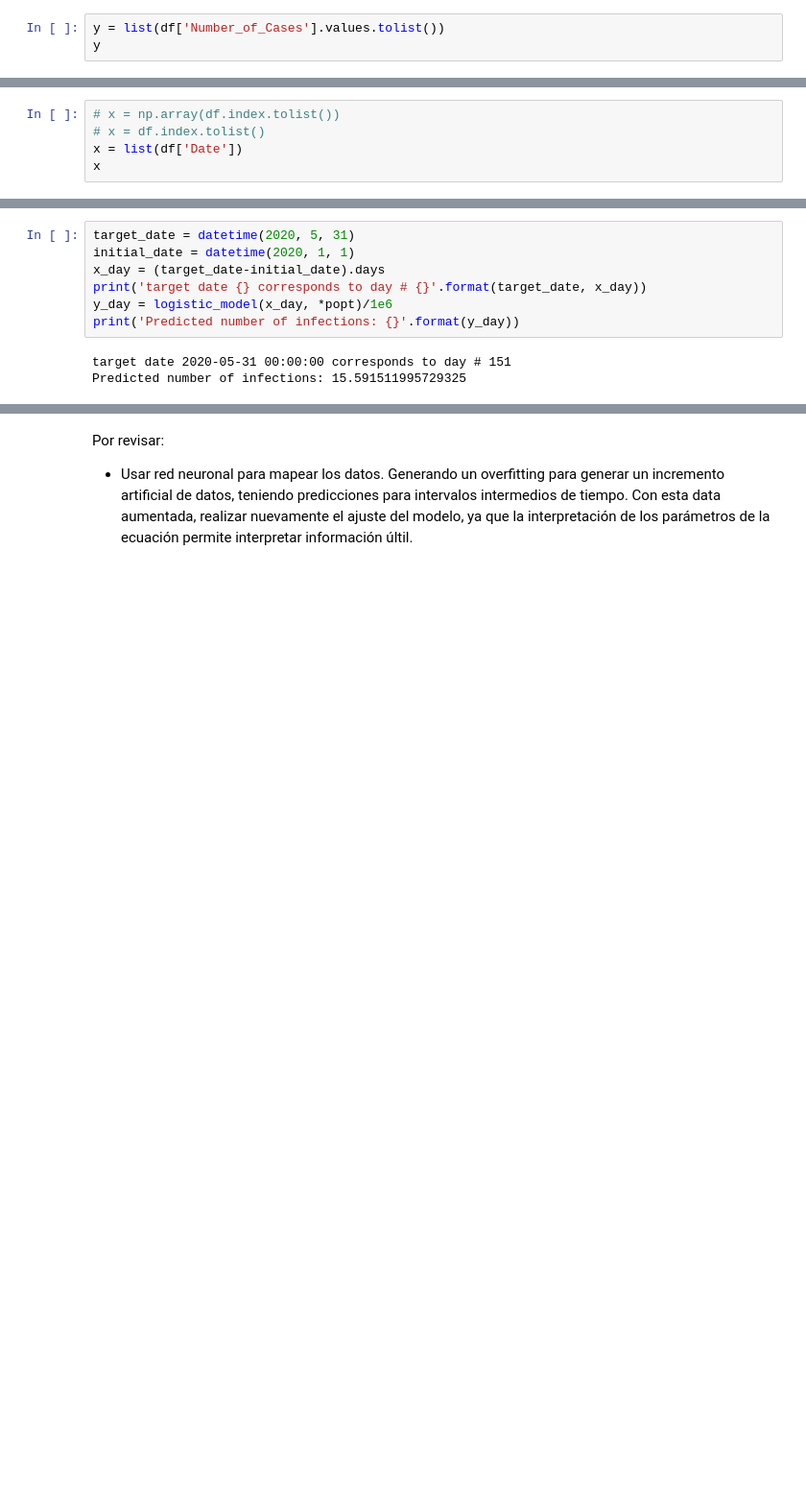
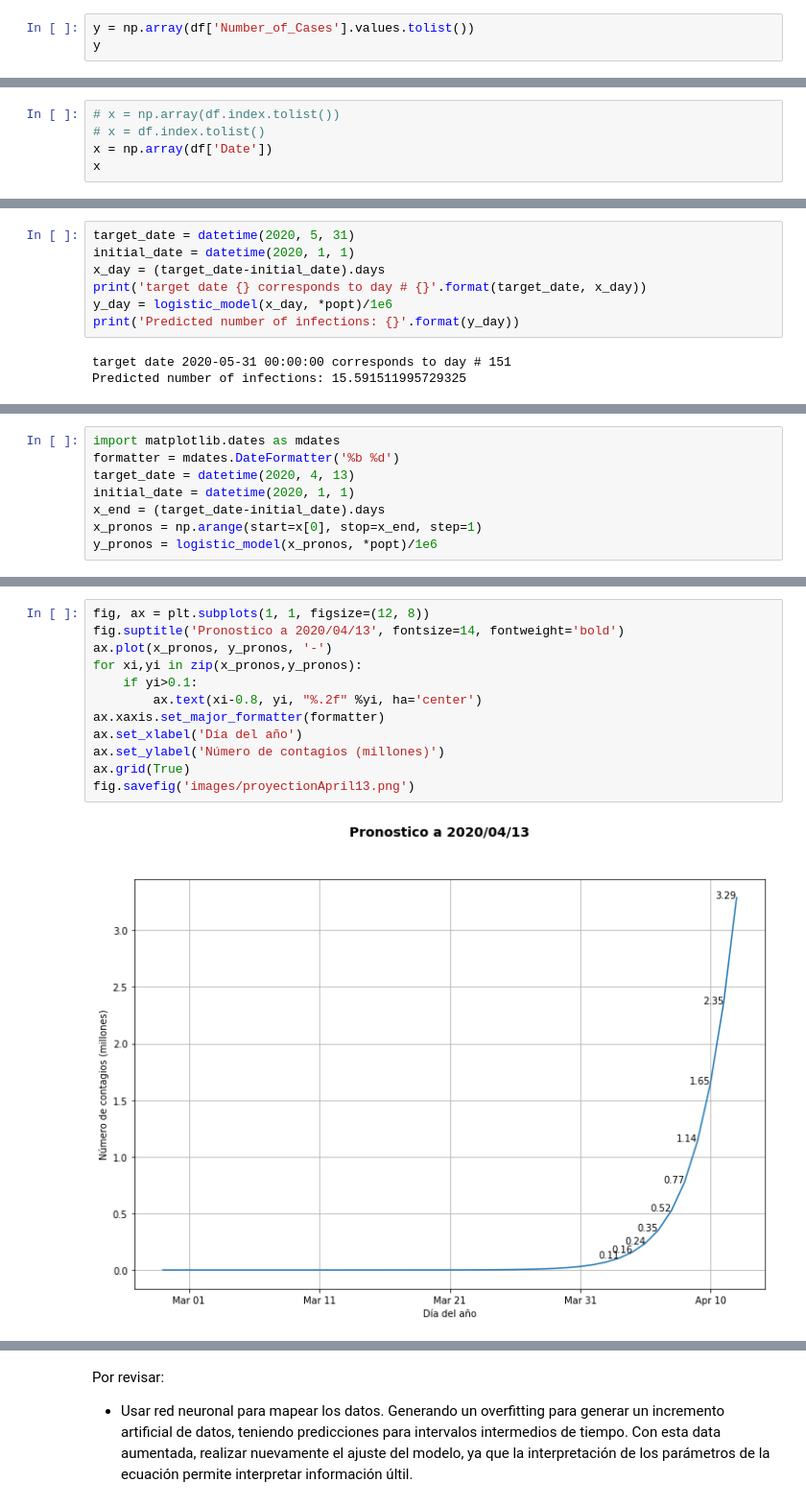
Before and after one commit to LeninGF/CoronaVirusECU, a Jupyter notebook: CoronaVirusEcu.ipynb, the cells around one changed output, grey strips where cells are left out. Shown at 96% size. Drawn from its saved outputs; the diff is of its cells as text; blank space fills up the shorter version.

```diff
--- a/CoronaVirusEcu.ipynb
+++ b/CoronaVirusEcu.ipynb
@@ -101,6 +109,6 @@ df.to_csv('coronavirusEcu_formatted.csv')
 # %% [markdown]
 Extracción de los datos en variables $x$ y  $y$, para modelar una ecuación paramétrica del tipo $y=f(x)$
 # %%
-y = list(df['Number_of_Cases'].values.tolist())
+y = np.array(df['Number_of_Cases'].values.tolist())
 y
 # %% [output]
@@ -108,6 +117,6 @@ y
 # %%
 # x = np.array(df.index.tolist())
 # x = df.index.tolist()
-x = list(df['Date'])
+x = np.array(df['Date'])
 x
 # %% [output]
@@ -233,0 +247,8 @@ Predicted number of infections: 15.591511995729325
+# %%
+import matplotlib.dates as mdates
+formatter = mdates.DateFormatter('%b %d')
+target_date = datetime(2020, 4, 13)
+initial_date = datetime(2020, 1, 1)
+x_end = (target_date-initial_date).days
+x_pronos = np.arange(start=x[0], stop=x_end, step=1)
+y_pronos = logistic_model(x_pronos, *popt)/1e6
@@ -233,0 +258,14 @@ Predicted number of infections: 15.591511995729325
+# %%
+fig, ax = plt.subplots(1, 1, figsize=(12, 8))
+fig.suptitle('Pronostico a 2020/04/13', fontsize=14, fontweight='bold')
+ax.plot(x_pronos, y_pronos, '-')
+for xi,yi in zip(x_pronos,y_pronos):
+    if yi>0.1:
+        ax.text(xi-0.8, yi, "%.2f" %yi, ha='center')
+ax.xaxis.set_major_formatter(formatter)
+ax.set_xlabel('Día del año')
+ax.set_ylabel('Número de contagios (millones)')
+ax.grid(True)
+fig.savefig('images/proyectionApril13.png')
+# %% [output]
+[figure, added]
```
Also changed, not shown: parts of 26 cells of this notebook, 1 other file.
